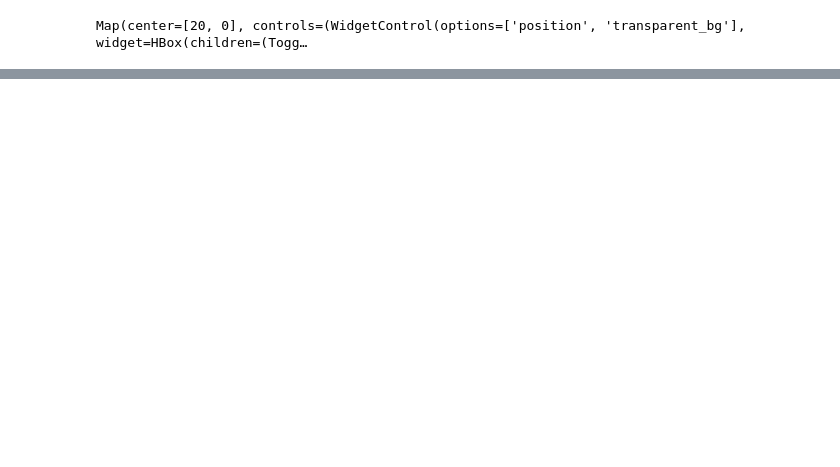
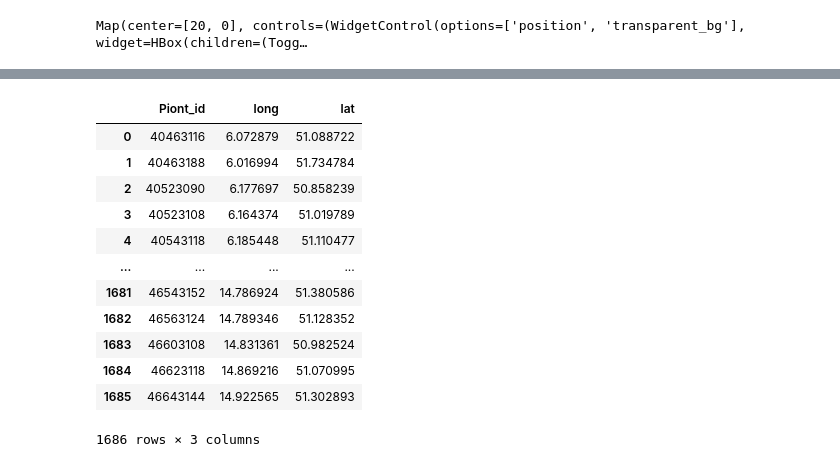
Before and after one commit to moienr/SoilNet, a Jupyter notebook: dataset/L8_dataset_downloader.ipynb, the cells around one changed output, grey strips where cells are left out. Saved outputs shown, nothing was run; the diff lists cells and outputs as text; code cells hidden in the pictures; blank space fills up the shorter version.

```diff
--- a/dataset/L8_dataset_downloader.ipynb
+++ b/dataset/L8_dataset_downloader.ipynb
@@ -54,0 +56,17 @@ plt.imshow(l8_np[:,:,[3,2,1]])
+# %%
+df = read_csv("LUCAS_2015_Germany.csv")
+df
+# %% [output]
+|  | Piont_id | long | lat |
+| 0 | 40463116 | 6.072879 | 51.088722 |
+| 1 | 40463188 | 6.016994 | 51.734784 |
+| 2 | 40523090 | 6.177697 | 50.858239 |
+| 3 | 40523108 | 6.164374 | 51.019789 |
+| 4 | 40543118 | 6.185448 | 51.110477 |
+| ... | ... | ... | ... |
+| 1681 | 46543152 | 14.786924 | 51.380586 |
+| 1682 | 46563124 | 14.789346 | 51.128352 |
+| 1683 | 46603108 | 14.831361 | 50.982524 |
+| 1684 | 46623118 | 14.869216 | 51.070995 |
+| 1685 | 46643144 | 14.922565 | 51.302893 |
+1686 rows × 3 columns
```
Also changed, not shown: parts of 7 cells of this notebook.
